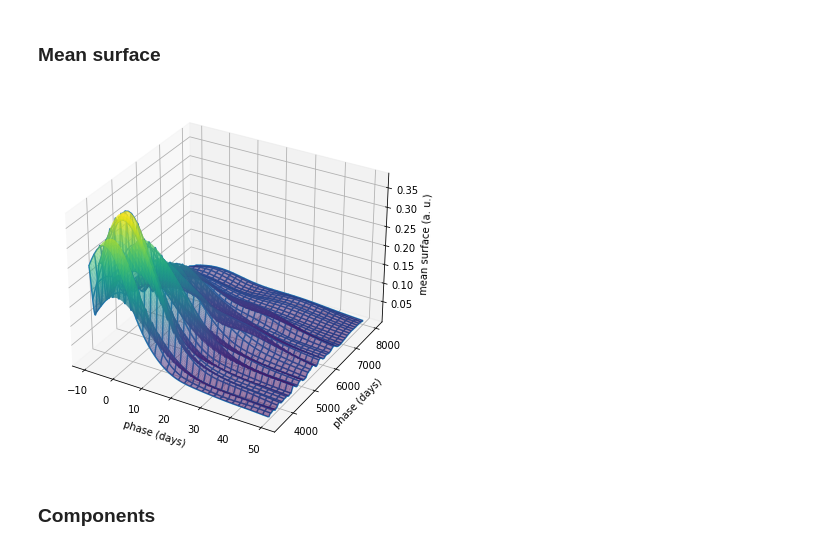
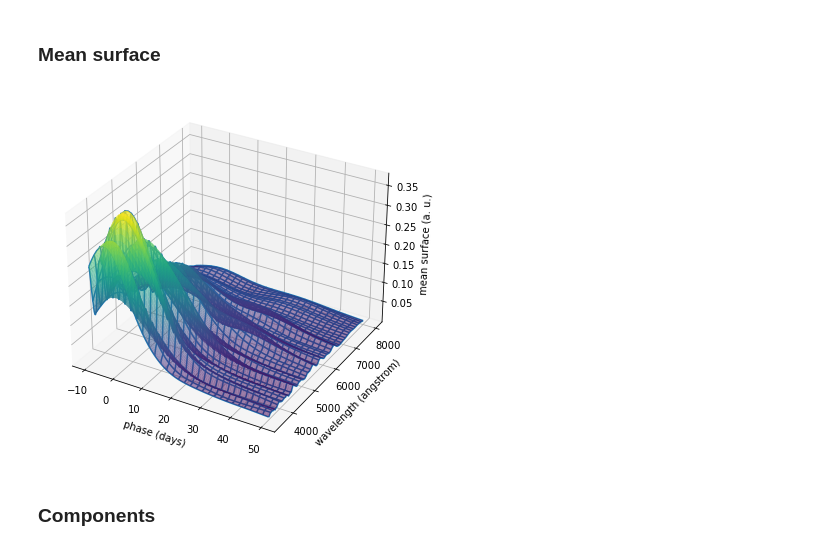
Before and after one commit to joaofrancafisica/SNFACTORY_SNTRAIN, a Jupyter notebook: TRAIN_TEST.ipynb, the cells around one changed output. Saved outputs shown, nothing was run; the diff lists cells and outputs as text; code cells hidden in the pictures.

```diff
--- a/TRAIN_TEST.ipynb
+++ b/TRAIN_TEST.ipynb
@@ -124,19 +108,19 @@ B1, B2 = np.meshgrid(x_grid, y_grid, indexing='xy')
 # %%
 #matplotlib notebook
 
 Z = interp.griddata((SN["phase"],SN["wave"]),pca.mean_,(B1,B2),method='cubic')
 #Z = splinemean(B1, B2)
 fig = plt.figure(figsize=(7, 5))
 ax = axes3d.Axes3D(fig)
 ax.plot_wireframe(B1, B2, Z)
 ax.plot_surface(B1, B2, Z, cmap=cm.viridis, lw=0.5, rstride=1, cstride=1, alpha=0.6)
 ax.set_xlabel("phase (days)")
-ax.set_ylabel("phase (days)")
+ax.set_ylabel("wavelength (angstrom)")
 ax.set_zlabel("mean surface (a. u.)")
 
 plt.show()
 # %% [output]
-[figure, old version]
+[figure, new version]
 # %% [markdown]
 ### Components
 # %%
```
Also changed, not shown: parts of 46 cells of this notebook.
